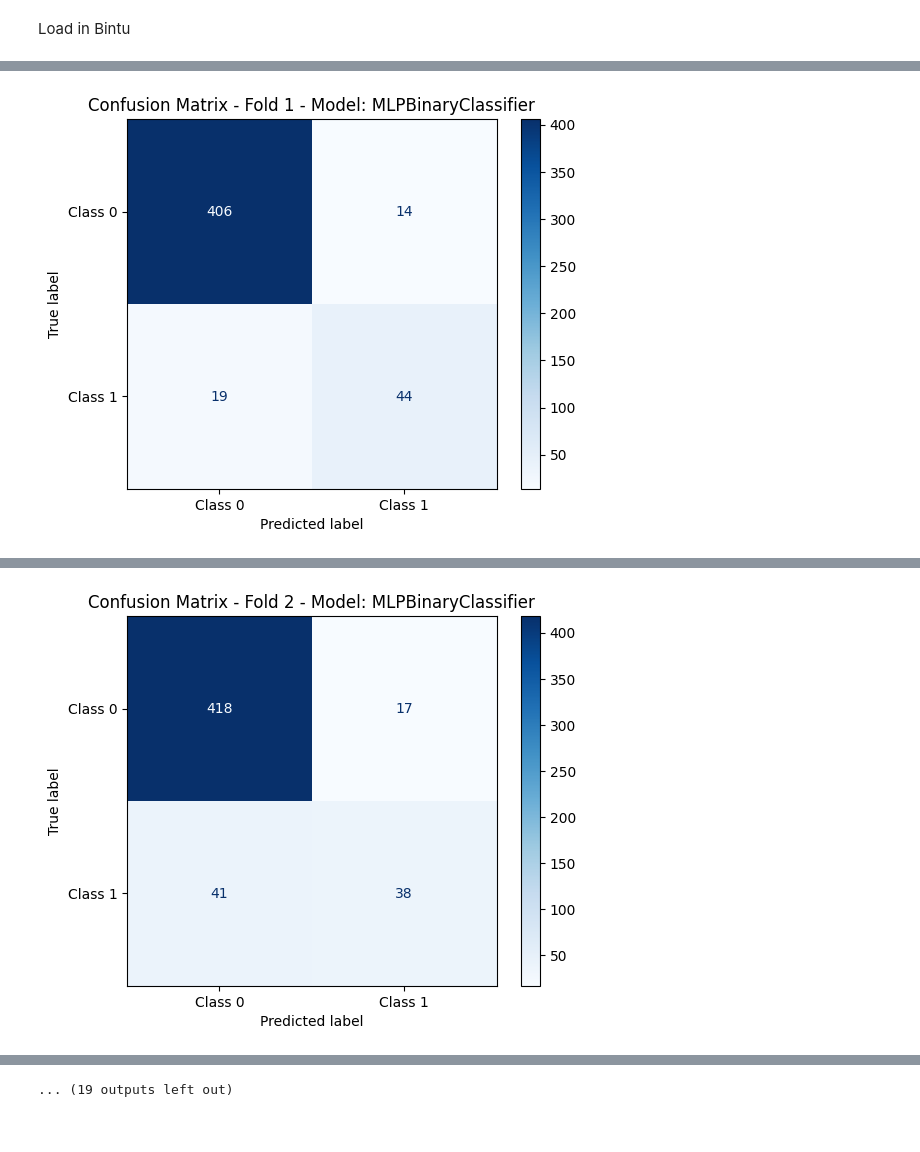
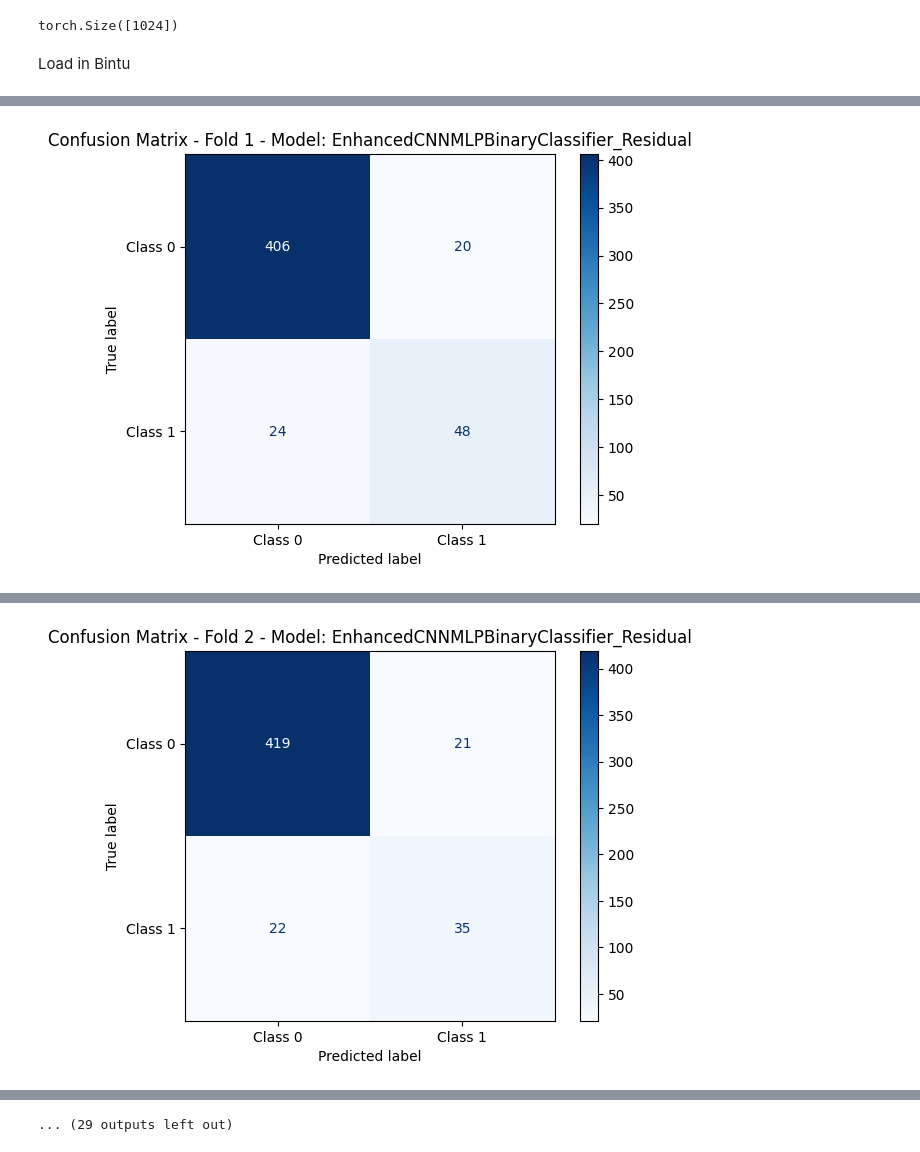
Before and after one commit to ArmandOvanessians/Disorder, a Jupyter notebook: T14.ipynb, the cells around one changed output, grey strips where cells are left out. Cells and saved outputs as stored; diff of their text form; code cells hidden in the pictures.

```diff
--- a/T14.ipynb
+++ b/T14.ipynb
@@ -263,7 +533,15 @@ def benchmark_models(dataset, df, device, model_classes, num_epochs=10, batch_si
                     hidden_dims=[128, 64],
                     conv_out_channels=32,
                     kernel_size=3,
-                    dropout=0.4
+                    dropout=0.5
+                ).to(device)
+            elif model_class.__name__ == "EnhancedCNNMLPBinaryClassifier_Residual":
+                model = model_class(
+                    input_dim=input_dim,
+                    hidden_dims=[128, 64],
+                    conv_out_channels=32,
+                    kernel_size=3,
+                    dropout=0.5
                 ).to(device)
             elif model_class.__name__ == "TransformerBinaryClassifier":
                 model = model_class(
@@ -419,15 +697,22 @@ d_act = SequenceDataset(h5_file_path=data_act, df=df_Bintu)
 d_rep = SequenceDataset(h5_file_path=data_rep, df=df_Bintu)
 # Combine d_act and d_rep
 combined_dataset = CombinedSequenceDataset(d_rep, d_act)
+# %%
+se,_, _ = combined_dataset[0]
+print(se.shape)
+# %% [output]
+torch.Size([1024])
 # %% [markdown]
 Load in Bintu
 # %%
 # List of model classes to benchmark
 model_classes = [
     #EnhancedCNNMLPBinaryClassifier,
+    EnhancedCNNMLPBinaryClassifier_Residual,
     MLPBinaryClassifier,
     ResidualMLPBinaryClassifier,
-    EnhancedCNNMLPBinaryClassifier
+    EnhancedCNNMLPBinaryClassifier,
+    #AdvancedCNNBinaryClassifier
 
 ]
 
@@ -439,13 +724,13 @@ results = benchmark_models(
     model_classes=model_classes,
     num_epochs=100,               # Use a lower number of epochs to start, increase if needed
     batch_size=16,
-    learning_rate=0.001,
+    learning_rate=0.0001,
     hidden_dim=64,               # ForA transformer or other models needing hidden dimension
     pos_weight=1,
     neg_weight=1,
     k_folds=5,
     augment_minority_class=True, # If your dataset is imbalanced
-    weight_decay=0.001,
+    weight_decay=0.01,
     patience=10
 )
 
@@ -477,3 +762,3 @@ Fold 1 Metrics - Precision: 0.7586, Recall: 0.6984, F1 Score: 0.7273, AUC-ROC: 0
-[figure, old version]
+[figure, new version]
 FOLD 2/5
 Training and validation data (indices and IDs) for Fold 2 saved.
@@ -498,3 +780,3 @@ Fold 2 Metrics - Precision: 0.6909, Recall: 0.4810, F1 Score: 0.5672, AUC-ROC: 0
-[figure, old version]
+[figure, new version]
 FOLD 3/5
 Training and validation data (indices and IDs) for Fold 3 saved.
@@ -571 +853 @@ Fold 1 Metrics - Precision: 0.7826, Recall: 0.5714, F1 Score: 0.6606, AUC-ROC: 0
-... (19 outputs left out)
+... (29 outputs left out)
```
Also changed, not shown: parts of 13 cells of this notebook.
